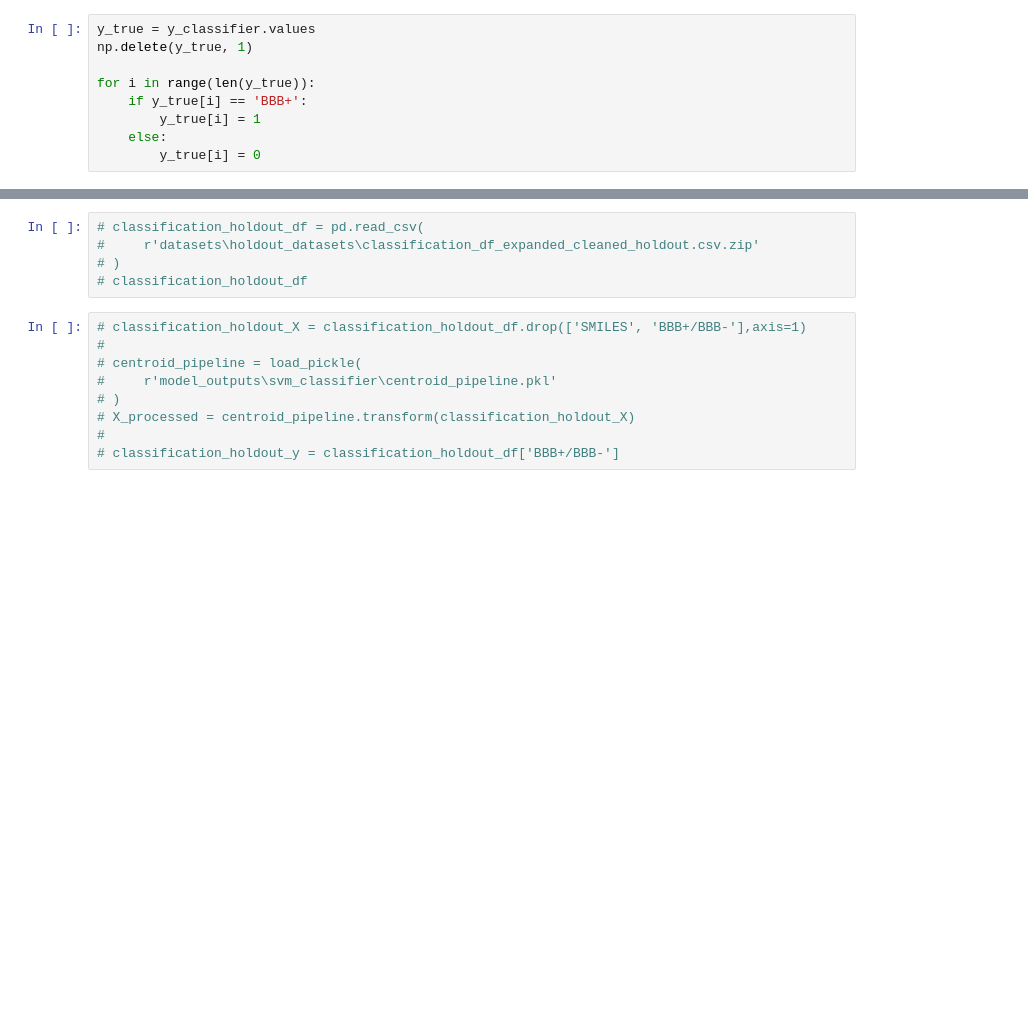
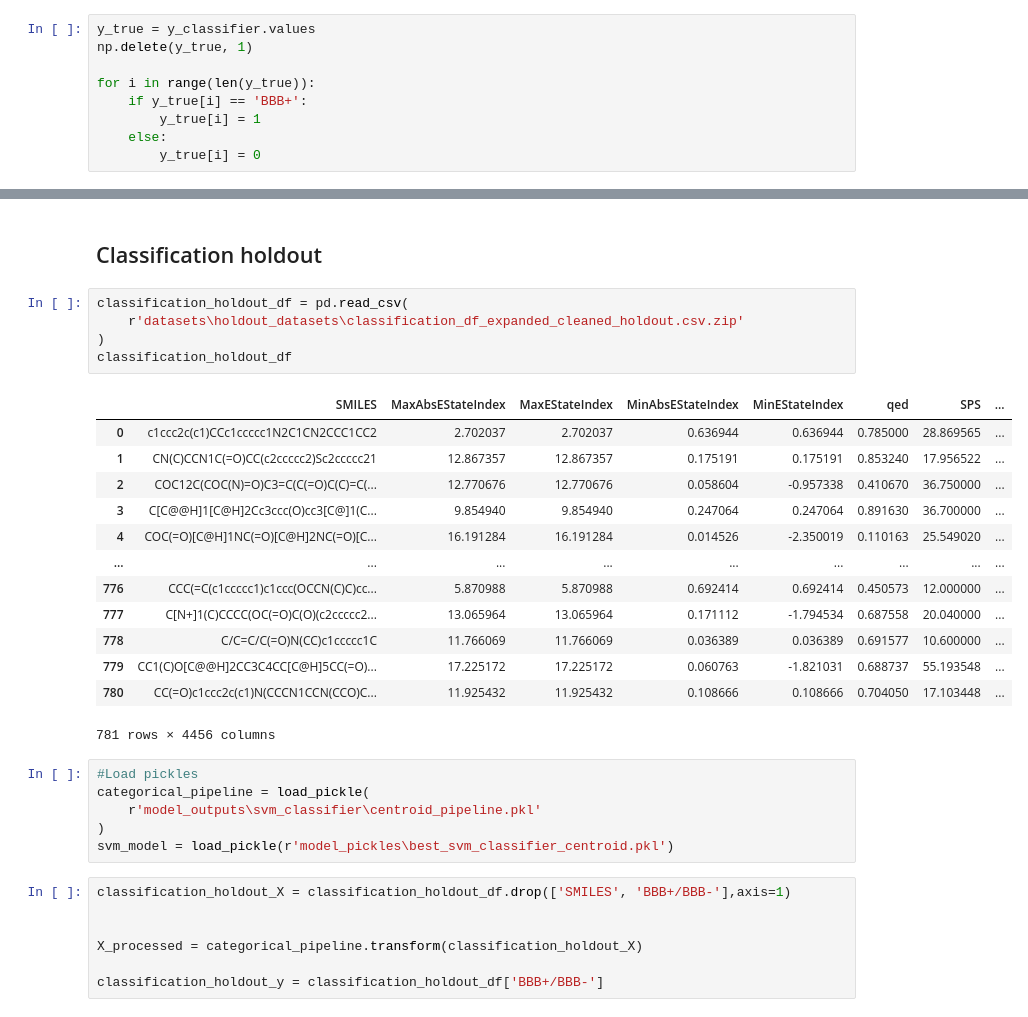
Before and after one commit to junqilu/BBBPrediction, a Jupyter notebook: models_comparsion.ipynb, the cells around one changed output, grey strips where cells are left out. Cells and saved outputs as stored; diff of their text form; blank space fills up the shorter version.

```diff
--- a/models_comparsion.ipynb
+++ b/models_comparsion.ipynb
@@ -355,14 +452,34 @@ p value: 0.06273982555854594
+# %% [markdown]
+## Classification holdout
 # %%
-# classification_holdout_df = pd.read_csv(
-#     r'datasets\holdout_datasets\classification_df_expanded_cleaned_holdout.csv.zip'
-# )
-# classification_holdout_df
+classification_holdout_df = pd.read_csv(
+    r'datasets\holdout_datasets\classification_df_expanded_cleaned_holdout.csv.zip'
+)
+classification_holdout_df
+# %% [output]
+|  | SMILES | MaxAbsEStateIndex | MaxEStateIndex | MinAbsEStateIndex | MinEStateIndex | qed | SPS | ... |
+| 0 | c1ccc2c(c1)CCc1ccccc1N2C1CN2CCC1CC2 | 2.702037 | 2.702037 | 0.636944 | 0.636944 | 0.785000 | 28.869565 | ... |
+| 1 | CN(C)CCN1C(=O)CC(c2ccccc2)Sc2ccccc21 | 12.867357 | 12.867357 | 0.175191 | 0.175191 | 0.853240 | 17.956522 | ... |
+| 2 | COC12C(COC(N)=O)C3=C(C(=O)C(C)=C(... | 12.770676 | 12.770676 | 0.058604 | -0.957338 | 0.410670 | 36.750000 | ... |
+| 3 | C[C@@H]1[C@H]2Cc3ccc(O)cc3[C@]1(C... | 9.854940 | 9.854940 | 0.247064 | 0.247064 | 0.891630 | 36.700000 | ... |
+| 4 | COC(=O)[C@H]1NC(=O)[C@H]2NC(=O)[C... | 16.191284 | 16.191284 | 0.014526 | -2.350019 | 0.110163 | 25.549020 | ... |
+| ... | ... | ... | ... | ... | ... | ... | ... | ... |
+| 776 | CCC(=C(c1ccccc1)c1ccc(OCCN(C)C)cc... | 5.870988 | 5.870988 | 0.692414 | 0.692414 | 0.450573 | 12.000000 | ... |
+| 777 | C[N+]1(C)CCCC(OC(=O)C(O)(c2ccccc2... | 13.065964 | 13.065964 | 0.171112 | -1.794534 | 0.687558 | 20.040000 | ... |
+| 778 | C/C=C/C(=O)N(CC)c1ccccc1C | 11.766069 | 11.766069 | 0.036389 | 0.036389 | 0.691577 | 10.600000 | ... |
+| 779 | CC1(C)O[C@@H]2CC3C4CC[C@H]5CC(=O)... | 17.225172 | 17.225172 | 0.060763 | -1.821031 | 0.688737 | 55.193548 | ... |
+| 780 | CC(=O)c1ccc2c(c1)N(CCCN1CCN(CCO)C... | 11.925432 | 11.925432 | 0.108666 | 0.108666 | 0.704050 | 17.103448 | ... |
+781 rows × 4456 columns
+# %%
+#Load pickles
+categorical_pipeline = load_pickle(
+    r'model_outputs\svm_classifier\centroid_pipeline.pkl'
+)
+svm_model = load_pickle(r'model_pickles\best_svm_classifier_centroid.pkl')
 # %%
-# classification_holdout_X = classification_holdout_df.drop(['SMILES', 'BBB+/BBB-'],axis=1)
-#
-# centroid_pipeline = load_pickle(
-#     r'model_outputs\svm_classifier\centroid_pipeline.pkl'
-# )
-# X_processed = centroid_pipeline.transform(classification_holdout_X)
-#
-# classification_holdout_y = classification_holdout_df['BBB+/BBB-']
+classification_holdout_X = classification_holdout_df.drop(['SMILES', 'BBB+/BBB-'],axis=1)
+
+
+X_processed = categorical_pipeline.transform(classification_holdout_X)
+
+classification_holdout_y = classification_holdout_df['BBB+/BBB-']
```
Also changed, not shown: parts of 23 cells of this notebook, 8 other files.
